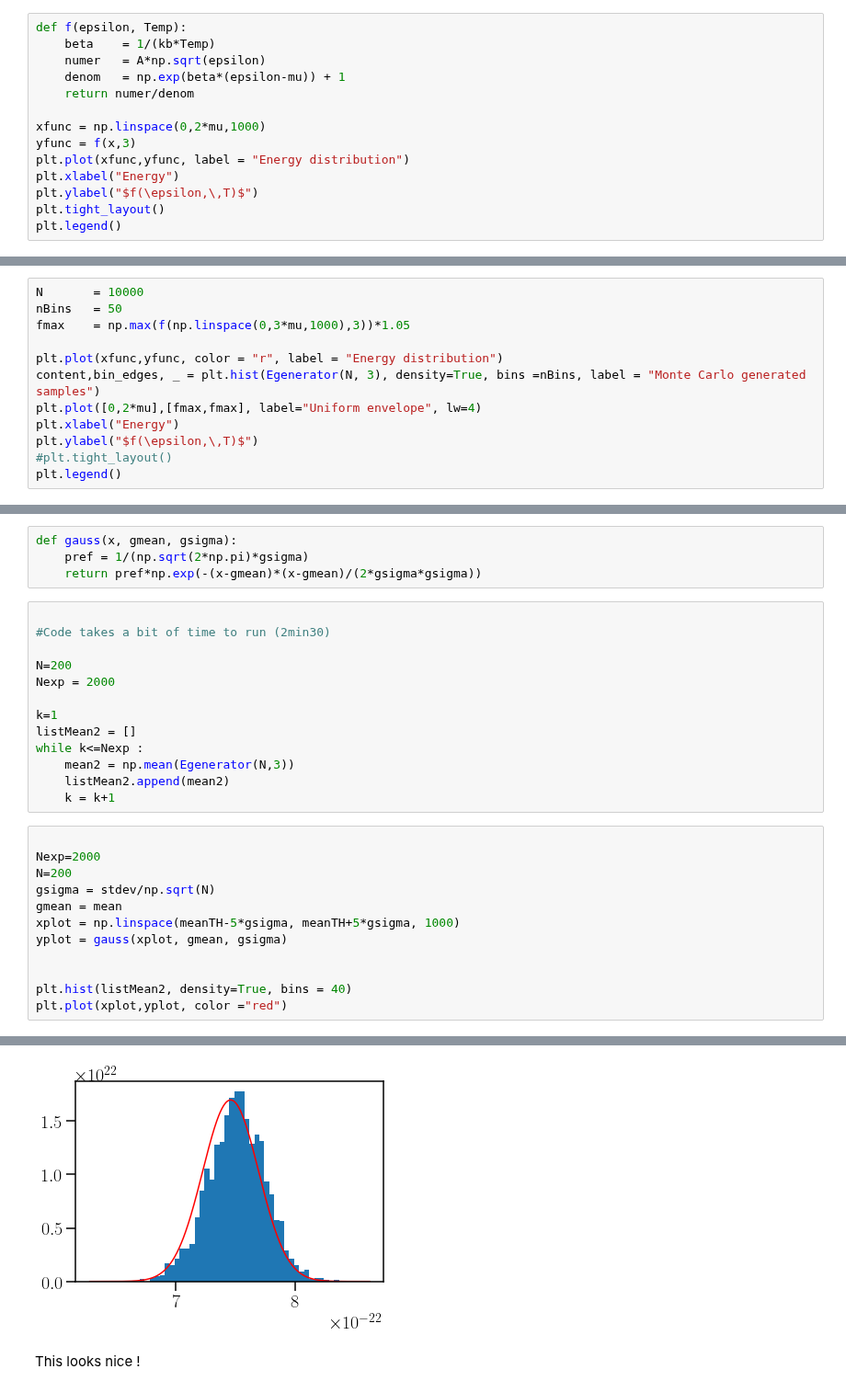
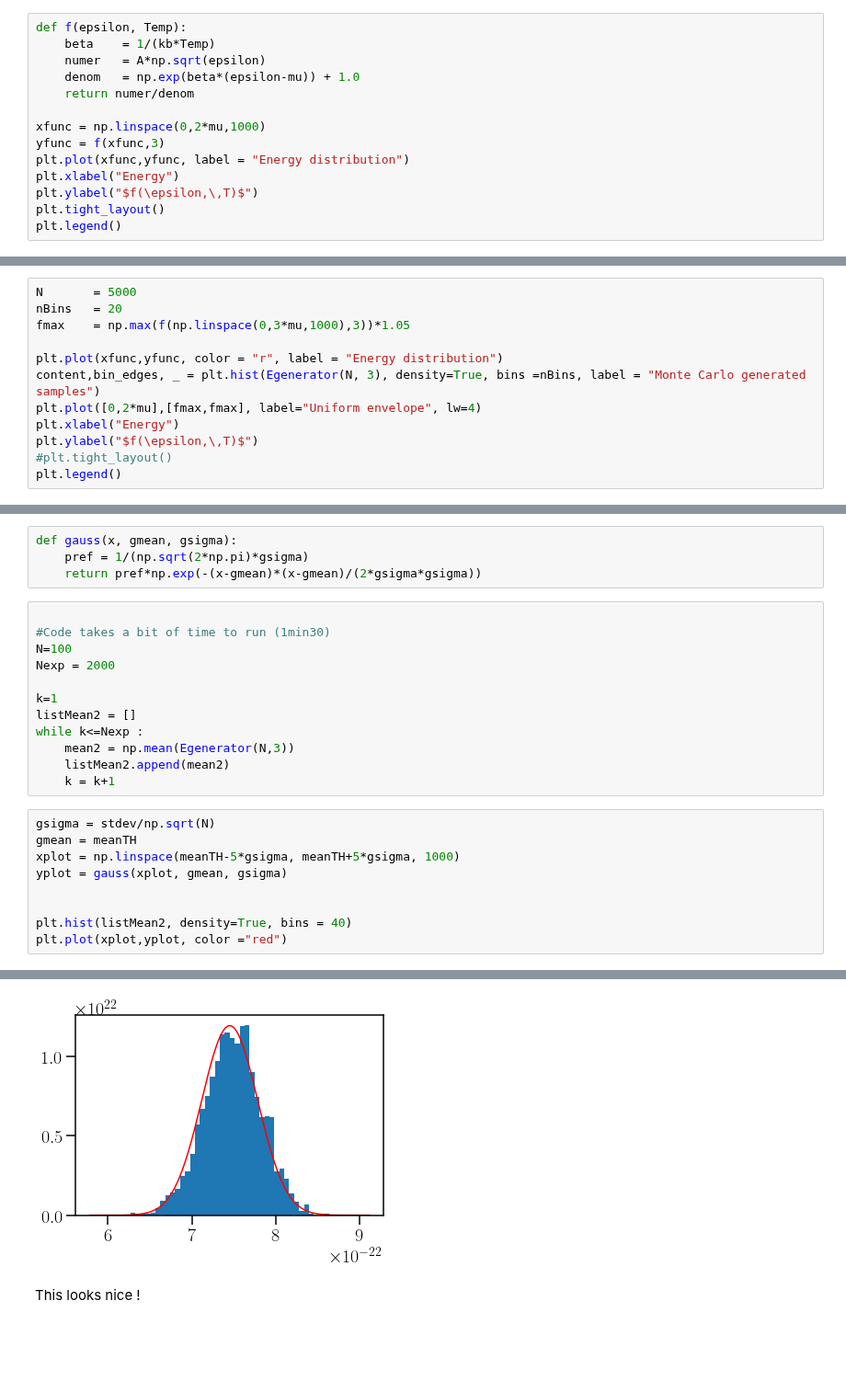
Before and after one commit to Nayaqs/stats, a Jupyter notebook: FinalProject.ipynb, the cells around one changed output, grey strips where cells are left out. Shown at 92% size. Cells and saved outputs as stored; diff of their text form; blank space fills up the shorter version.

```diff
--- a/FinalProject.ipynb
+++ b/FinalProject.ipynb
@@ -40,11 +38,11 @@ Then, simply define the fermi function
 def f(epsilon, Temp):
     beta    = 1/(kb*Temp)
     numer   = A*np.sqrt(epsilon)
-    denom   = np.exp(beta*(epsilon-mu)) + 1
+    denom   = np.exp(beta*(epsilon-mu)) + 1.0
     return numer/denom
 
 xfunc = np.linspace(0,2*mu,1000)
-yfunc = f(x,3)
+yfunc = f(xfunc,3)
 plt.plot(xfunc,yfunc, label = "Energy distribution")
 plt.xlabel("Energy")
 plt.ylabel("$f(\epsilon,\,T)$")
@@ -70,8 +68,8 @@ def Egenerator(nEvents, Temp):
             listE.append(x)
     return listE
 # %%
-N       = 10000
-nBins   = 50
+N       = 5000
+nBins   = 20
 fmax    = np.max(f(np.linspace(0,3*mu,1000),3))*1.05
 
 plt.plot(xfunc,yfunc, color = "r", label = "Energy distribution")
@@ -174,9 +174,8 @@ def gauss(x, gmean, gsigma):
     return pref*np.exp(-(x-gmean)*(x-gmean)/(2*gsigma*gsigma))
 # %%
 
-#Code takes a bit of time to run (2min30)
-
-N=200
+#Code takes a bit of time to run (1min30)
+N=100
 Nexp = 2000
 
 k=1
@@ -186,20 +185,17 @@ while k<=Nexp :
     listMean2.append(mean2)
     k = k+1
 # %%
-
-Nexp=2000
-N=200
 gsigma = stdev/np.sqrt(N)
-gmean = mean
+gmean = meanTH
 xplot = np.linspace(meanTH-5*gsigma, meanTH+5*gsigma, 1000)
 yplot = gauss(xplot, gmean, gsigma)
 
 
 plt.hist(listMean2, density=True, bins = 40)
 plt.plot(xplot,yplot, color ="red")
 # %% [output]
 [<matplotlib.lines.Line2D at 0x...>]
-[figure, old version]
+[figure, new version]
 # %% [markdown]
 This looks nice !
 # %%
```
Also changed, not shown: parts of 33 cells of this notebook.
